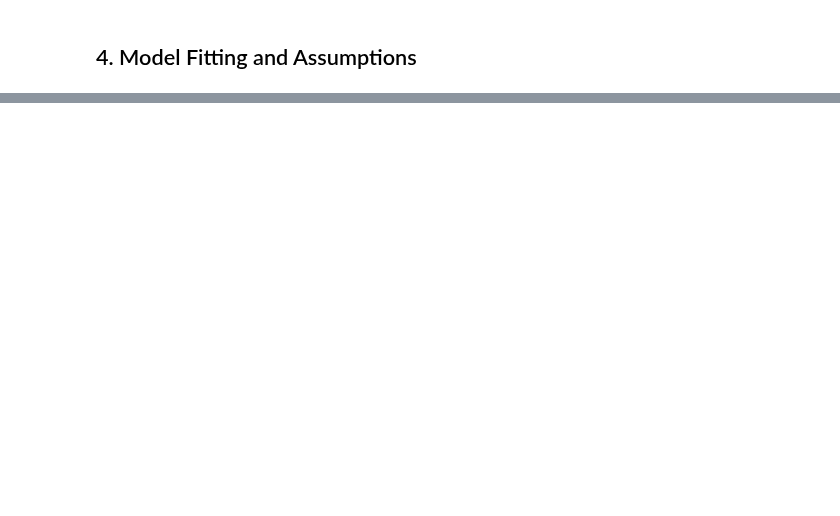
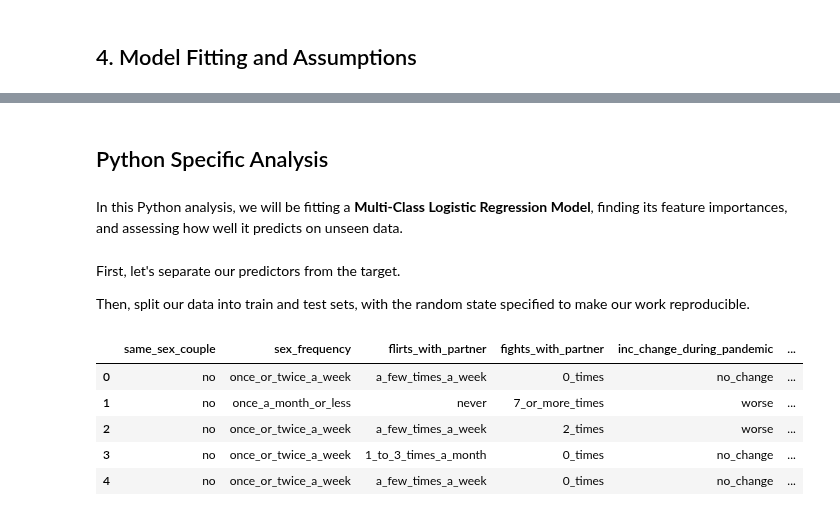
Before and after one commit to diverse-data-hub/diverse-data-hub.github.io, a Jupyter notebook: website_files/notebooks/py-hcmst.ipynb, the cells around one changed output, grey strips where cells are left out. Drawn from its saved outputs; the diff is of its cells as text; code cells hidden in the pictures; blank space fills up the shorter version.

Commit message:
model fitting and interpretation

```diff
--- a/website_files/notebooks/py-hcmst.ipynb
+++ b/website_files/notebooks/py-hcmst.ipynb
@@ -42,8 +43,8 @@ hcmst.shape[0]
 # check R level prints
 # %%
 hcmst['same_sex_couple'] = pd.Categorical(
-    hcmst['same_sex_couple'].replace({'no': 'No', 'yes': 'Yes'}),
-    categories=['No', 'Yes'],
+    hcmst['same_sex_couple'],
+    categories=['no', 'yes'],
 )
 print(f'same_sex_couple levels: {hcmst["same_sex_couple"].cat.categories.tolist()}')
 # %% [output]
@@ -316,3 +284,7 @@ OrderedModel Results
 # %%
 # doesn't seem like there is an easy way to do the brant test, also can't do successive contrasts
 # prob better suited to do a
+# %% [markdown]
+## Python Specific Analysis
+# %% [markdown]
+In this Python analysis, we will be fitting a **Multi-Class Logistic Regression Model**, finding its feature importances, and assessing how well it predicts on unseen data.
@@ -318,0 +311,13 @@ OrderedModel Results
+# %% [markdown]
+First, let's separate our predictors from the target.
+
+Then, split our data into train and test sets, with the random state specified to make our work reproducible.
+# %%
+hcmst.head()
+# %% [output]
+|  | same_sex_couple | sex_frequency | flirts_with_partner | fights_with_partner | inc_change_during_pandemic | ... |
+| 0 | no | once_or_twice_a_week | a_few_times_a_week | 0_times | no_change | ... |
+| 1 | no | once_a_month_or_less | never | 7_or_more_times | worse | ... |
+| 2 | no | once_or_twice_a_week | a_few_times_a_week | 2_times | worse | ... |
+| 3 | no | once_or_twice_a_week | 1_to_3_times_a_month | 0_times | no_change | ... |
+| 4 | no | once_or_twice_a_week | a_few_times_a_week | 0_times | no_change | ... |
```
Also changed, not shown: parts of 13 cells of this notebook.
